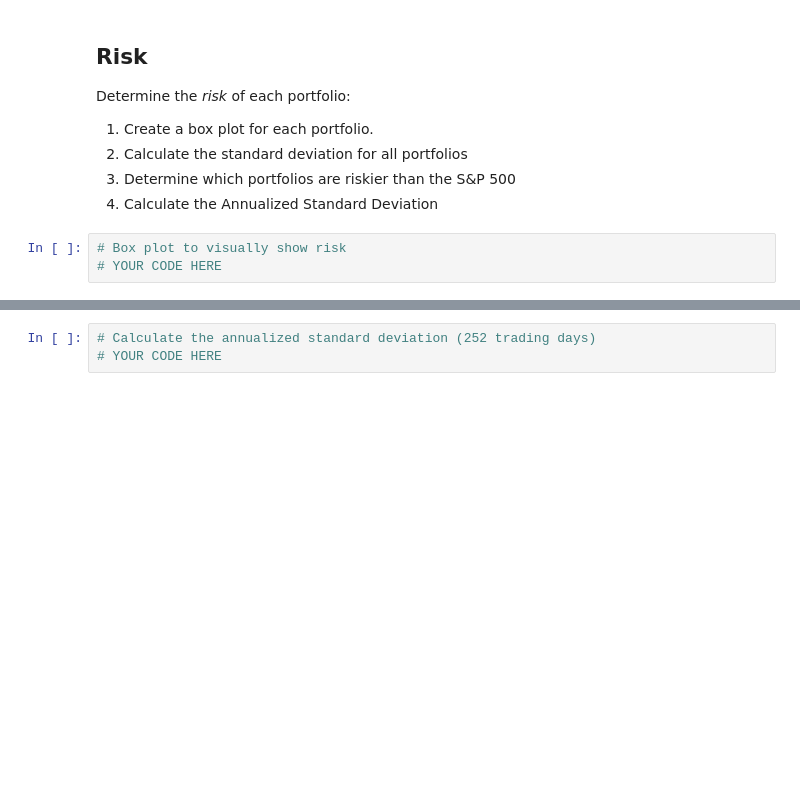
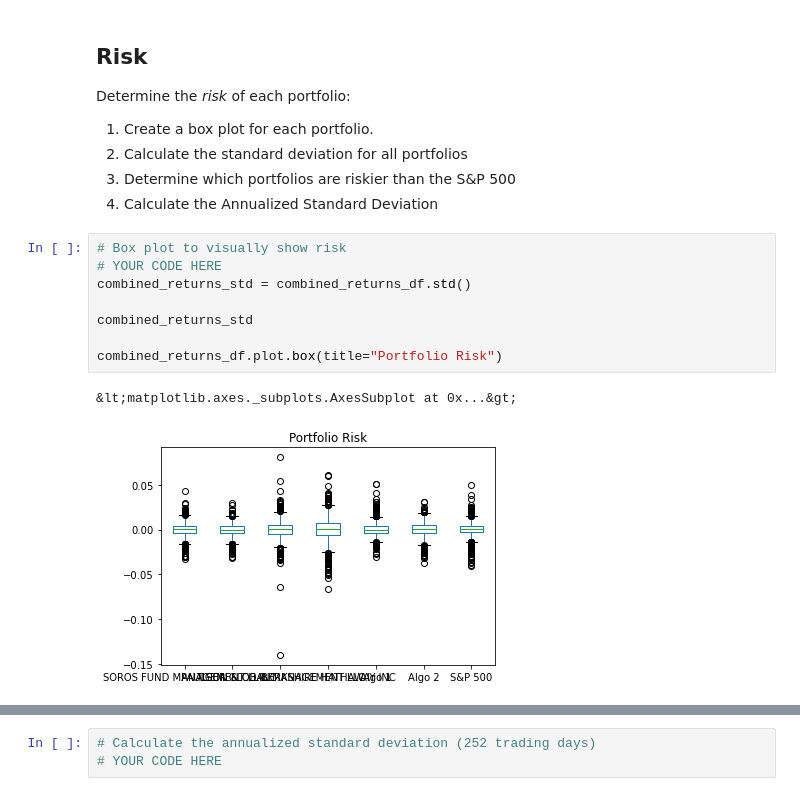
Before and after one commit to dbogatic/jupyter-homework, a Jupyter notebook: whale_analysis.ipynb, the cells around one changed output, grey strips where cells are left out. Drawn from its saved outputs; the diff is of its cells as text; blank space fills up the shorter version.

Commit message:
risk

```diff
--- a/whale_analysis.ipynb
+++ b/whale_analysis.ipynb
@@ -240,6 +240,14 @@ Determine the _risk_ of each portfolio:
 # %%
 # Box plot to visually show risk
 # YOUR CODE HERE
+combined_returns_std = combined_returns_df.std()
+
+combined_returns_std
+
+combined_returns_df.plot.box(title="Portfolio Risk")
+# %% [output]
+&lt;matplotlib.axes._subplots.AxesSubplot at 0x...&gt;
+[figure, added]
 # %%
 # Daily Standard Deviations
 # Calculate the standard deviation for each portfolio.
```
Also changed, not shown: parts of 4 cells of this notebook.
